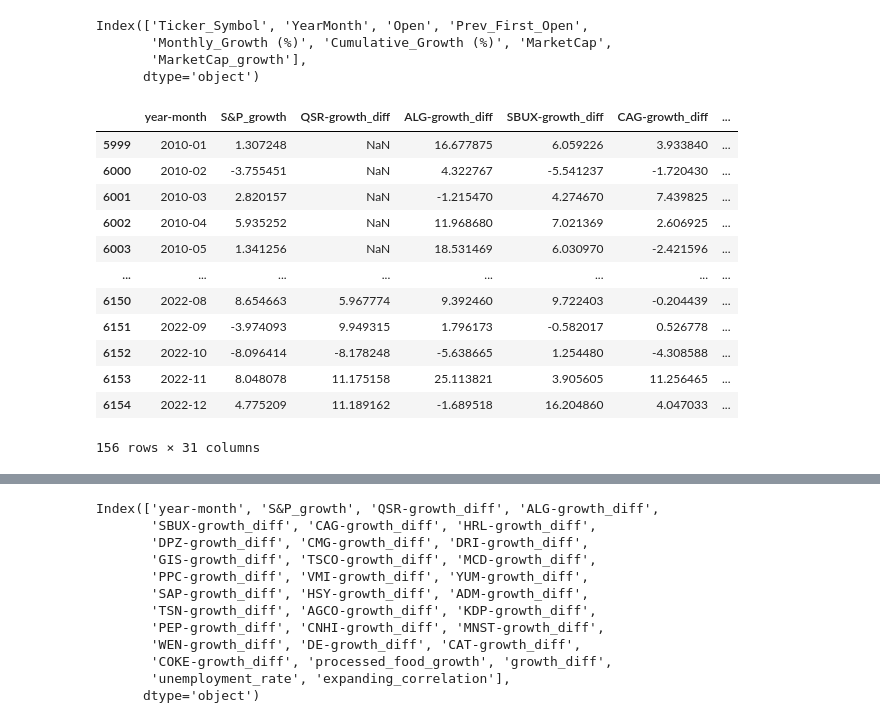
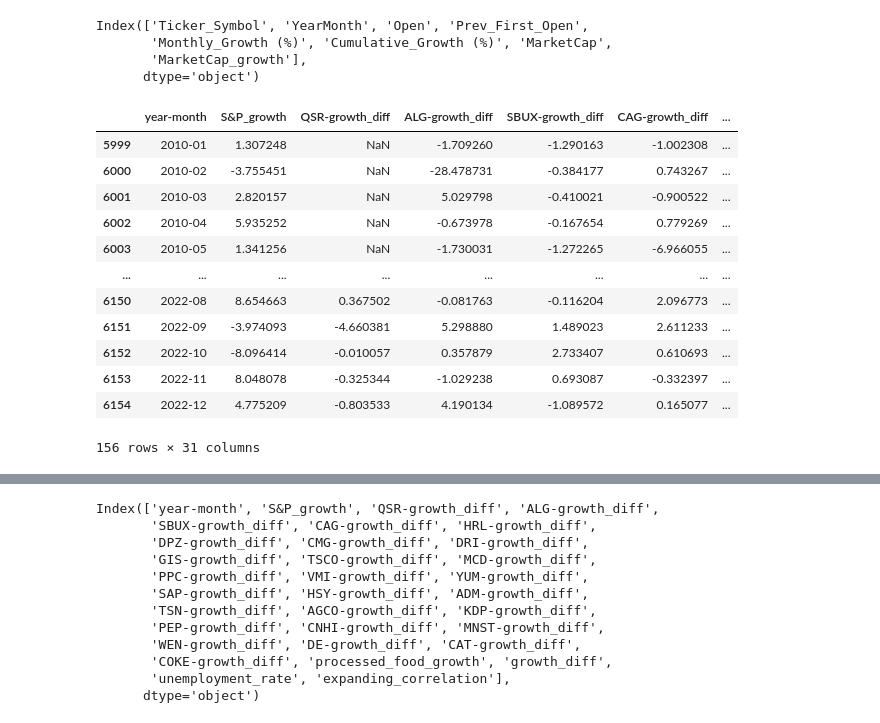
Before and after one commit to SAT-Enjoyers/citadel-datathon, a Jupyter notebook: eda/analyse_stocks_month_stock.ipynb, the cells around one changed output, grey strips where cells are left out. Cells and saved outputs as stored; diff of their text form; code cells hidden in the pictures.

```diff
--- a/eda/analyse_stocks_month_stock.ipynb
+++ b/eda/analyse_stocks_month_stock.ipynb
@@ -145,42 +145,42 @@ def get_stock_growth(stock, df):
 # %%
 overall_growth = []
 year_month = []
 start_year = int(START_DATE[:4])
 end_year = int(END_DATE[:4])+1
 for year in range(start_year, end_year):
     for month in range(1, 13):
         month_string = str(month)
         if len(month_string) == 1:
             month_string = '0' + month_string
 
         date_string = f'{str(year)}-{month_string}'
         year_month.append(date_string)
 
         overall_growth.append(growth[growth['YearMonth'] == pd.Period(date_string)]['MarketCap_growth'].sum()/growth[growth['YearMonth'] == pd.Period(date_string)]['MarketCap'].sum())
 
 new_df = pd.DataFrame({'year-month': year_month, 'S&P_growth': growth[(growth['Ticker_Symbol'] == 'SPY') & (growth['YearMonth'] >= pd.Period(START_DATE)) & (growth['YearMonth'] <= pd.Period(END_DATE))]['Monthly_Growth (%)']})
 
 for stock in cap_df['Ticker_Symbol'].unique():
     desired_growth = new_df.apply(get_stock_growth(stock, growth), axis=1)
-    new_df[f'{stock}-growth_diff'] = desired_growth
-    #new_df[f'{stock}-growth_diff'] = (new_df['S&P_growth'] - desired_growth)/(((desired_growth)+new_df['S&P_growth'])/2)
+    #new_df[f'{stock}-growth_diff'] = desired_growth
+    new_df[f'{stock}-growth_diff'] = (new_df['S&P_growth'] - desired_growth)/(((desired_growth)+new_df['S&P_growth'])/2)
 
 new_df['processed_food_growth'] = overall_growth
 new_df['growth_diff'] = (new_df['S&P_growth'] - new_df['processed_food_growth'])/(((new_df['processed_food_growth'])+new_df['S&P_growth'])/2)
 new_df
 # %% [output]
 |  | year-month | S&P_growth | QSR-growth_diff | ALG-growth_diff | SBUX-growth_diff | CAG-growth_diff | ... |
-| 5999 | 2010-01 | 1.307248 | NaN | 16.677875 | 6.059226 | 3.933840 | ... |
-| 6000 | 2010-02 | -3.755451 | NaN | 4.322767 | -5.541237 | -1.720430 | ... |
-| 6001 | 2010-03 | 2.820157 | NaN | -1.215470 | 4.274670 | 7.439825 | ... |
-| 6002 | 2010-04 | 5.935252 | NaN | 11.968680 | 7.021369 | 2.606925 | ... |
-| 6003 | 2010-05 | 1.341256 | NaN | 18.531469 | 6.030970 | -2.421596 | ... |
+| 5999 | 2010-01 | 1.307248 | NaN | -1.709260 | -1.290163 | -1.002308 | ... |
+| 6000 | 2010-02 | -3.755451 | NaN | -28.478731 | -0.384177 | 0.743267 | ... |
+| 6001 | 2010-03 | 2.820157 | NaN | 5.029798 | -0.410021 | -0.900522 | ... |
+| 6002 | 2010-04 | 5.935252 | NaN | -0.673978 | -0.167654 | 0.779269 | ... |
+| 6003 | 2010-05 | 1.341256 | NaN | -1.730031 | -1.272265 | -6.966055 | ... |
 | ... | ... | ... | ... | ... | ... | ... | ... |
-| 6150 | 2022-08 | 8.654663 | 5.967774 | 9.392460 | 9.722403 | -0.204439 | ... |
-| 6151 | 2022-09 | -3.974093 | 9.949315 | 1.796173 | -0.582017 | 0.526778 | ... |
-| 6152 | 2022-10 | -8.096414 | -8.178248 | -5.638665 | 1.254480 | -4.308588 | ... |
-| 6153 | 2022-11 | 8.048078 | 11.175158 | 25.113821 | 3.905605 | 11.256465 | ... |
-| 6154 | 2022-12 | 4.775209 | 11.189162 | -1.689518 | 16.204860 | 4.047033 | ... |
+| 6150 | 2022-08 | 8.654663 | 0.367502 | -0.081763 | -0.116204 | 2.096773 | ... |
+| 6151 | 2022-09 | -3.974093 | -4.660381 | 5.298880 | 1.489023 | 2.611233 | ... |
+| 6152 | 2022-10 | -8.096414 | -0.010057 | 0.357879 | 2.733407 | 0.610693 | ... |
+| 6153 | 2022-11 | 8.048078 | -0.325344 | -1.029238 | 0.693087 | -0.332397 | ... |
+| 6154 | 2022-12 | 4.775209 | -0.803533 | 4.190134 | -1.089572 | 0.165077 | ... |
 156 rows × 31 columns
 # %%
 UNEMPLOYMENTDATA = '../udataset/unemployment_month_US.csv'
```
Also changed, not shown: parts of 6 cells of this notebook, 1 other file.
